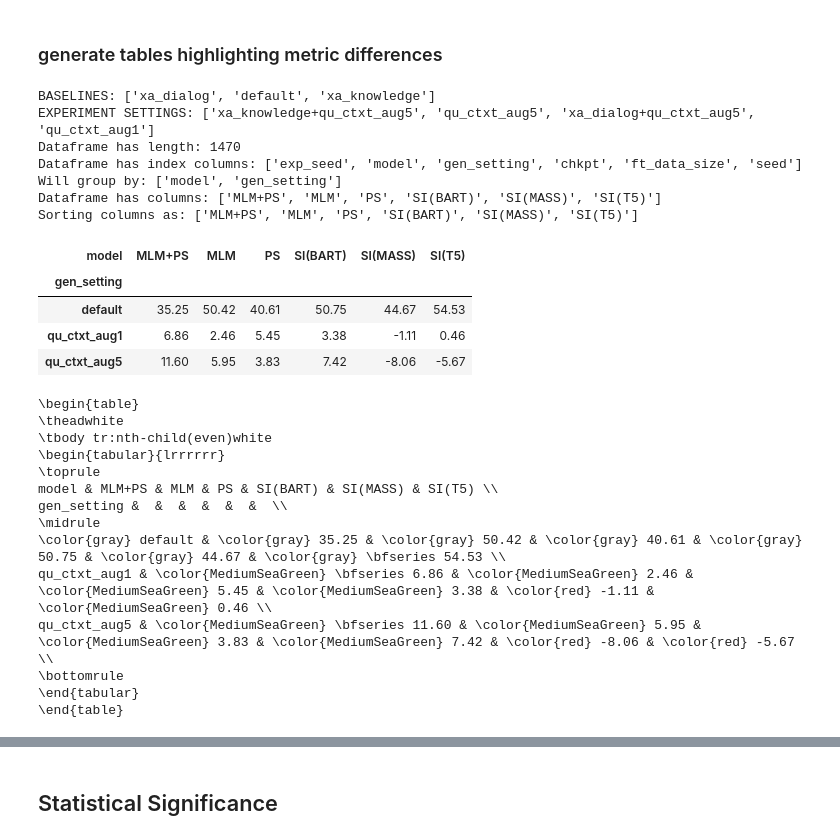
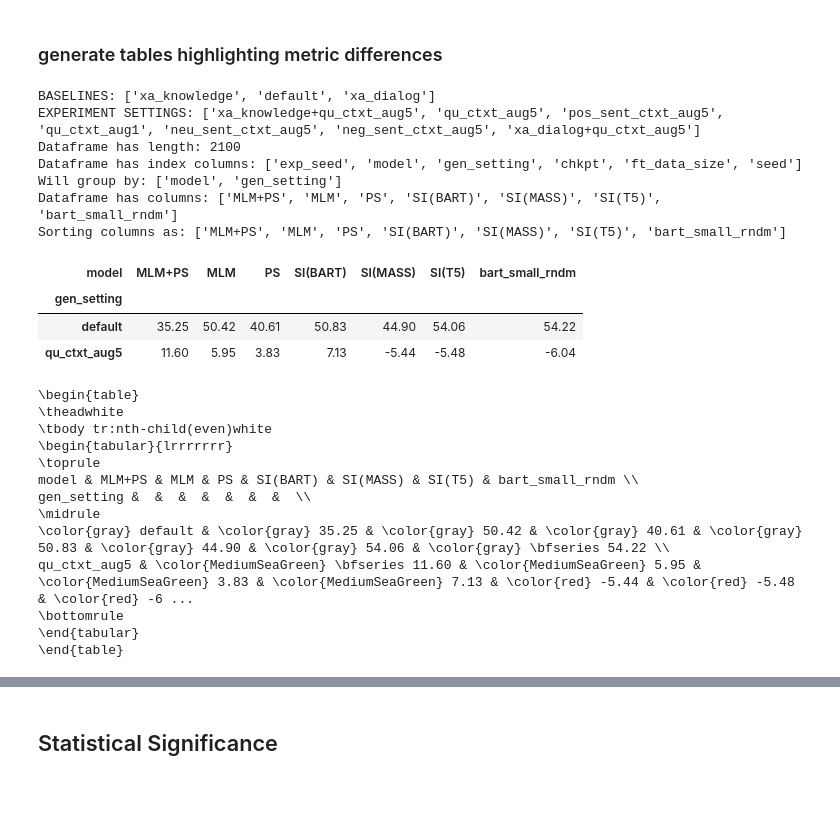
Before and after one commit to ZurichNLP/understanding-ctx-aug, a Jupyter notebook: summarize_results.ipynb, the cells around one changed output, grey strips where cells are left out. Drawn from its saved outputs; the diff is of its cells as text; code cells hidden in the pictures; blank space fills up the shorter version.

```diff
--- a/summarize_results.ipynb
+++ b/summarize_results.ipynb
@@ -216,6 +225,6 @@ def load_results_dataframe(result_file_list: List, verbose: bool = False) -> pd.
         print(f'Dataframe has {len(df)} entries')
     return df
 
-df = get_all_results([23, 42, 1984], results_dir='results_topchat_kgd_test_freq', build_dataframe=True)
+df = get_all_results([23, 42, 1984], results_dir='results_topchat_kgd_test_freq_221102', build_dataframe=True)
 df.head(8)
 # %% [output]
@@ -281,7 +290,7 @@ SI(BART5:25)       105
       dtype='object')
 # %%
-# SI+PS is not available for all exp seeds, so drop it.
-df = df.drop('SI+PS', level=1, axis=0)
-# df = df.iloc[df.index.get_level_values('ft_data_size') == 1.0] # select only those entries which use 100% fine-tuning data
-# df = df[df.index.get_level_values('chkpt') == 'best']# select only those entries which use the best model (not checkpoints)
-get_detailed_info_on_complex_dataframe(df)
+# # SI+PS is not available for all exp seeds, so drop it.
+# df = df.drop('SI+PS', level=1, axis=0)
+# # df = df.iloc[df.index.get_level_values('ft_data_size') == 1.0] # select only those entries which use 100% fine-tuning data
+# # df = df[df.index.get_level_values('chkpt') == 'best']# select only those entries which use the best model (not checkpoints)
+# get_detailed_info_on_complex_dataframe(df)
@@ -407,10 +398,7 @@ def reshape(df, subset: List = None):
     print('Dataframe has columns:', list(df.columns))
     all_reordered_cols = ['MLM+PS', 'MLM', 'PS', 'MLM+PS+DR', 'MLM+DR',
                           'SI+PS', 'SI(BART)', 'SI(MASS)', 'SI(T5)',
-#                           'roberta_small_shared', 'roberta_small',
                           'bart_base', 't5_small', 't5_lm_small',
-#                           'bert_base', 'bert_base_shared',
-#                           'roberta_base', 'roberta_base_shared',
                           'SI(BART5:25)', 'SI(BART5:50)', 'SI(BART5:75)',
                           'bart_small_rndm',
                          ]
@@ -429,64 +417,67 @@ def reshape(df, subset: List = None):
 
 # # compute customised dataframe with experimental row showing difference between experimental result and the baseline setting
 def make_diff_df(df, ignore=None, do_style=True):
     df = calculate_diffs(df, 'qu_ctxt_aug1', 'default')
     df = calculate_diffs(df, 'qu_ctxt_aug5', 'default')
+    df = calculate_diffs(df, 'pos_sent_ctxt_aug5', 'default')
+    df = calculate_diffs(df, 'neu_sent_ctxt_aug5', 'default')
+    df = calculate_diffs(df, 'neg_sent_ctxt_aug5', 'default')
     df = calculate_diffs(df, 'xa_dialog+qu_ctxt_aug5', 'xa_dialog')
     df = calculate_diffs(df, 'xa_knowledge+qu_ctxt_aug5', 'xa_knowledge')
 
     # print(df.index)
     # if drop:
     #     df = df.drop(labels=ignore, axis=0)
     # print(df.index)
 
     if do_style:
         df = style_dataframe(df, ignore=ignore)
 
     return df
 
 
 mini_bart_MLM = ['MLM+PS', 'MLM', 'PS', 'MLM+PS+DR', 'MLM+DR']
 mini_bart = ['SI+PS', 'SI(BART)', 'SI(MASS)', 'SI(T5)',]
 # mini_roberta = ['roberta_small_shared', 'roberta_small']
 public_enc_dec = ['bart_base', 't5_small', 't5_lm_small']
 public_enc = ['bert_base', 'roberta_base', 'bert_base_shared', 'roberta_base_shared']
 
-dfa = aggregate_values_for_target_metric(df, agg_ops={'qc_sent_level': np.mean})
-dfa = reshape(dfa, subset=[
-    'MLM+PS', 'MLM', 'PS', 'SI(BART)', 'SI(MASS)', 'SI(T5)',
-    # 'bart_small_rndm',
+qdf = aggregate_values_for_target_metric(df, agg_ops={'qc_sent_level': np.mean})
+qdf = reshape(qdf, subset=[
+    'MLM+PS', 'MLM', 'PS', 'SI(BART)', 'SI(MASS)', 'SI(T5)', 'bart_small_rndm',
     ]
 )
-# dfa = make_diff_df(dfa, ignore=None)
-dfa = make_diff_df(dfa, ignore=['xa_dialog', 'xa_dialog+qu_ctxt_aug5', 'xa_knowledge+qu_ctxt_aug5', 'xa_knowledge'])
-dfa
+
+qdf = make_diff_df(qdf, ignore=[
+    'xa_dialog', 'xa_dialog+qu_ctxt_aug5', 'xa_knowledge', 'xa_knowledge+qu_ctxt_aug5', 'qu_ctxt_aug1',
+    'neu_sent_ctxt_aug5', 'neg_sent_ctxt_aug5', 'pos_sent_ctxt_aug5',
+    ])
+qdf
 # %% [output]
-BASELINES: ['xa_dialog', 'default', 'xa_knowledge']
-EXPERIMENT SETTINGS: ['xa_knowledge+qu_ctxt_aug5', 'qu_ctxt_aug5', 'xa_dialog+qu_ctxt_aug5', 'qu_ctxt_aug1']
-Dataframe has length: 1470
+BASELINES: ['xa_knowledge', 'default', 'xa_dialog']
+EXPERIMENT SETTINGS: ['xa_knowledge+qu_ctxt_aug5', 'qu_ctxt_aug5', 'pos_sent_ctxt_aug5', 'qu_ctxt_aug1', 'neu_sent_ctxt_aug5', 'neg_sent_ctxt_aug5', 'xa_dialog+qu_ctxt_aug5']
+Dataframe has length: 2100
 Dataframe has index columns: ['exp_seed', 'model', 'gen_setting', 'chkpt', 'ft_data_size', 'seed']
 Will group by: ['model', 'gen_setting']
-Dataframe has columns: ['MLM+PS', 'MLM', 'PS', 'SI(BART)', 'SI(MASS)', 'SI(T5)']
-Sorting columns as: ['MLM+PS', 'MLM', 'PS', 'SI(BART)', 'SI(MASS)', 'SI(T5)']
+Dataframe has columns: ['MLM+PS', 'MLM', 'PS', 'SI(BART)', 'SI(MASS)', 'SI(T5)', 'bart_small_rndm']
+Sorting columns as: ['MLM+PS', 'MLM', 'PS', 'SI(BART)', 'SI(MASS)', 'SI(T5)', 'bart_small_rndm']
-| model | MLM+PS | MLM | PS | SI(BART) | SI(MASS) | SI(T5) |
-| gen_setting |  |  |  |  |  |  |
-| default | 35.25 | 50.42 | 40.61 | 50.75 | 44.67 | 54.53 |
-| qu_ctxt_aug1 | 6.86 | 2.46 | 5.45 | 3.38 | -1.11 | 0.46 |
-| qu_ctxt_aug5 | 11.60 | 5.95 | 3.83 | 7.42 | -8.06 | -5.67 |
+| model | MLM+PS | MLM | PS | SI(BART) | SI(MASS) | SI(T5) | bart_small_rndm |
+| gen_setting |  |  |  |  |  |  |  |
+| default | 35.25 | 50.42 | 40.61 | 50.83 | 44.90 | 54.06 | 54.22 |
+| qu_ctxt_aug5 | 11.60 | 5.95 | 3.83 | 7.13 | -5.44 | -5.48 | -6.04 |
 # %%
-print(dfa.to_latex(hrules=True, convert_css=True))
+print(qdf.to_latex(hrules=True, convert_css=True))
 # %% [output]
 \begin{table}
 \theadwhite
 \tbody tr:nth-child(even)white
-\begin{tabular}{lrrrrrr}
+\begin{tabular}{lrrrrrrr}
 \toprule
-model & MLM+PS & MLM & PS & SI(BART) & SI(MASS) & SI(T5) \\
-gen_setting &  &  &  &  &  &  \\
+model & MLM+PS & MLM & PS & SI(BART) & SI(MASS) & SI(T5) & bart_small_rndm \\
+gen_setting &  &  &  &  &  &  &  \\
 \midrule
-\color{gray} default & \color{gray} 35.25 & \color{gray} 50.42 & \color{gray} 40.61 & \color{gray} 50.75 & \color{gray} 44.67 & \color{gray} \bfseries 54.53 \\
-qu_ctxt_aug1 & \color{MediumSeaGreen} \bfseries 6.86 & \color{MediumSeaGreen} 2.46 & \color{MediumSeaGreen} 5.45 & \color{MediumSeaGreen} 3.38 & \color{red} -1.11 & \color{MediumSeaGreen} 0.46 \\
-qu_ctxt_aug5 & \color{MediumSeaGreen} \bfseries 11.60 & \color{MediumSeaGreen} 5.95 & \color{MediumSeaGreen} 3.83 & \color{MediumSeaGreen} 7.42 & \color{red} -8.06 & \color{red} -5.67 \\
+\color{gray} default & \color{gray} 35.25 & \color{gray} 50.42 & \color{gray} 40.61 & \color{gray} 50.83 & \color{gray} 44.90 & \color{gray} 54.06 & \color{gray} \bfseries 54.22 \\
+qu_ctxt_aug5 & \color{MediumSeaGreen} \bfseries 11.60 & \color{MediumSeaGreen} 5.95 & \color{MediumSeaGreen} 3.83 & \color{MediumSeaGreen} 7.13 & \color{red} -5.44 & \color{red} -5.48 & \color{red} -6 ...
 \bottomrule
 \end{tabular}
 \end{table}
```
Also changed, not shown: parts of 22 cells of this notebook, 2 other files.
